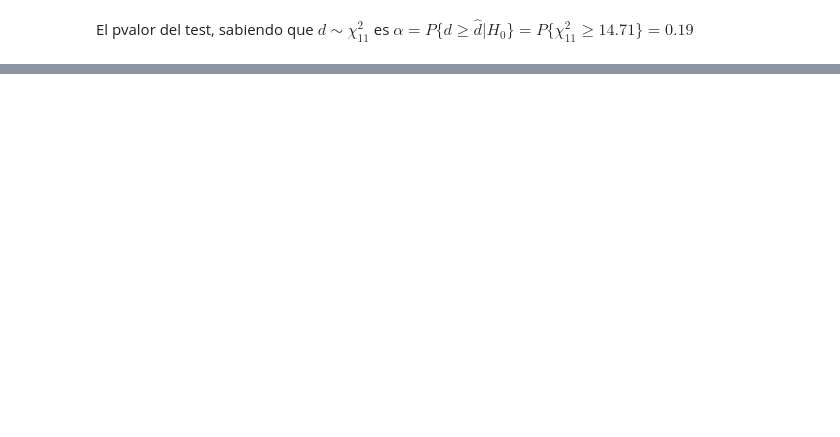
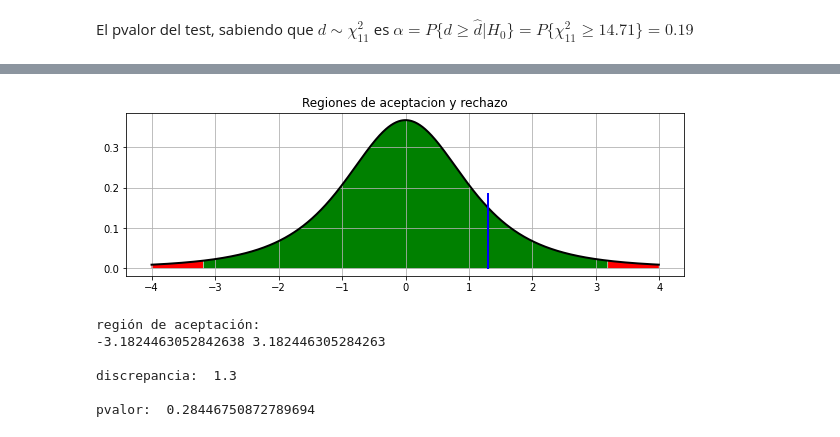
Before and after one commit to danielp2797/UAM-Big-Data-21-22, a Jupyter notebook: estadistica/practica3/perezefremovadaniel_p3.ipynb, the cells around one changed output, grey strips where cells are left out. Cells and saved outputs as stored; diff of their text form; code cells hidden in the pictures; blank space fills up the shorter version.

```diff
--- a/estadistica/practica3/perezefremovadaniel_p3.ipynb
+++ b/estadistica/practica3/perezefremovadaniel_p3.ipynb
@@ -105,0 +122,8 @@ n_min
+# %%
+sample = [147, 162, 168, 149]
+mean_sample=np.mean(sample)
+n=len(sample)
+
+mu_0=150
+sigma=10
+alpha=.05
@@ -105,0 +162,21 @@ n_min
+# %%
+inf = t.ppf(alpha/2, df=n-1)
+sup = t.ppf(1-alpha/2, df=n-1)
+# %%
+d = (mean_sample-mu_0)/(sigma/np.sqrt(n))
+
+x = np.arange(-4, 4, 0.01)
+y = t.pdf(x, df=n-1)
+plot_regions(x, y, tsup=sup, tinf=inf, tobs=d)
+print('\nregión de aceptación: ')
+print(inf, sup)
+print('\ndiscrepancia: ', d)
+print('\npvalor: ', 2*(1-t.cdf(d, df=n-1)))
+# %% [output]
+[figure, added]
+región de aceptación:
+-3.1824463052842638 3.182446305284263
+
+discrepancia:  1.3
+
+pvalor:  0.28446750872789694
```
Also changed, not shown: parts of 38 cells of this notebook, 1 other file.
